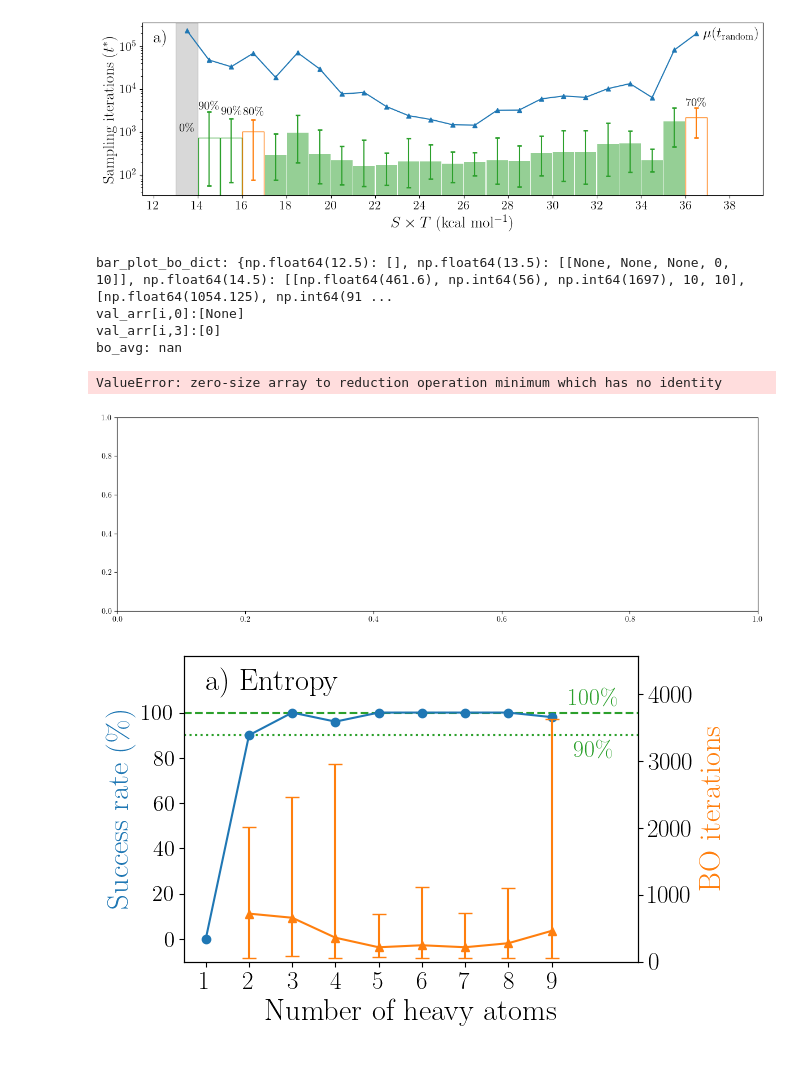
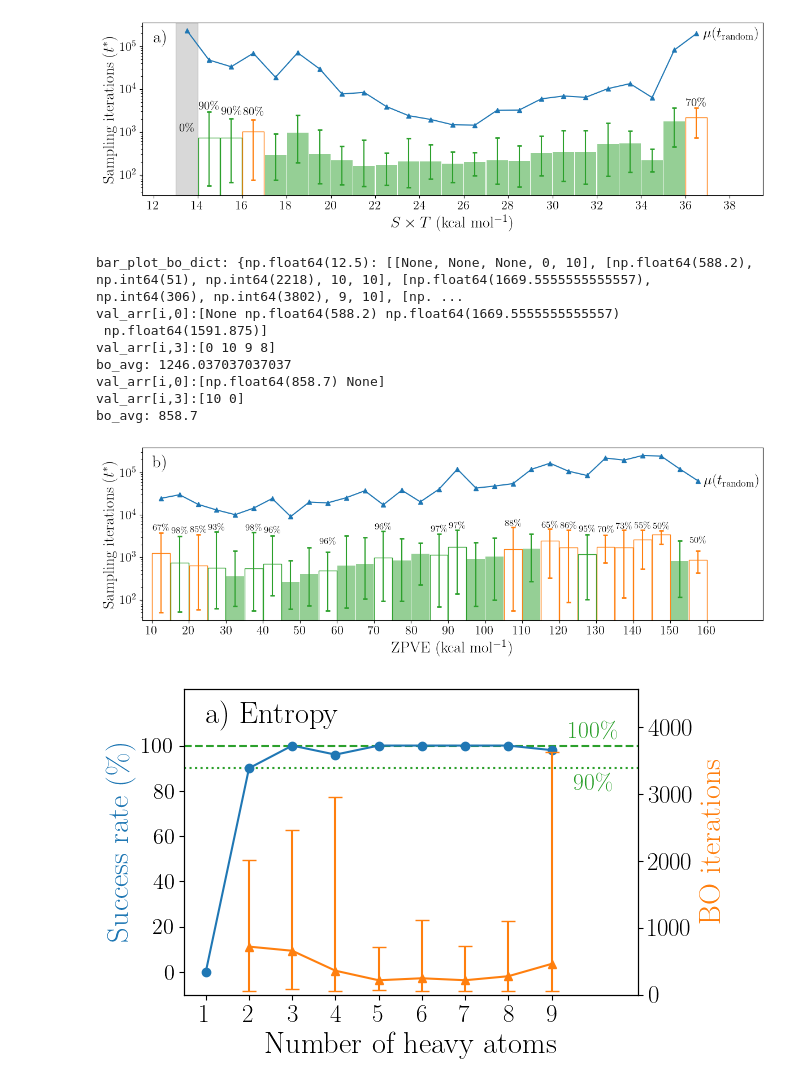
Before and after one commit to dmao1020/MolMap, a Jupyter notebook: MolMap/figures/figures.ipynb, the cells around one changed output. Drawn from its saved outputs; the diff is of its cells as text; code cells hidden in the pictures.

```diff
--- a/MolMap/figures/figures.ipynb
+++ b/MolMap/figures/figures.ipynb
@@ -350,13 +350,17 @@ bo_avg: 2149.4285714285716
 0.7
 [figure]
 # %%
-if prop_n == "zpve":
-    fs = 20
-    ticks_fs = 16
-elif prop_n == "s":
-    fs = 20
-    ticks_fs = 16
+
 import seaborn as sns
+prop_n = "zpve"
+
+fs = 20
+ticks_fs = 16
+kcal_mol_const = 627.5094740631
+# set the epislon_max value
+bin_size = 5
+bin_edges = np.arange(10, 170, bin_size)
+max_abs_err = 150
 sns_palette = sns.color_palette()
 fig, ax = plt.subplots(1, 1,
                         figsize = (12, 4),
@@ -435,39 +439,43 @@ for keys, values in bar_plot_bo_dict.items():
                         # fmt=marker_style,
                         color =  marker_color,
                         capsize=3, capthick=2, zorder = 0)
             ax.text(keys, bo_mx+1000,
                     # r"$\frac{%d}{%d}$"%(success_num, total_tests),
                     f"{int(100*success_num/total_tests)}\%",
                     fontsize=12,
                     color = "k", ha='center', va='center')
 
 # Plot random search results
 rand_plt = np.loadtxt(f"{fig5_zpve_dir}rand_plt.txt")
 ax.plot([x[0] for x in rand_plt], [x[1] for x in rand_plt], color=sns_palette[0], marker = "^", markersize=6)
 ax.text(rand_plt[-1][0]+0.3*bin_size, rand_plt[-1][1],
         r"$\mu(t_{\rm random})$", fontsize=fs-2,
         # color=sns_palette[0],
         ha='left', va='center')
 
 
 # ax.fill_between([x[0] for x in rand_plt], [x[2] for x in rand_plt], [x[3] for x in rand_plt], color=sns_palette[0], alpha=0.3, zorder = -1)
 y_min, y_max = ax.get_ylim()
 # ax.set_ylim(0, y_max*1.2)
 ax.set_xlim(bin_edges[0]-bin_size*0.5, bin_edges[-1]+bin_size*2)
 ax.set_xlabel(r"%s (kcal mol$^{-1}$)"%(prop_label_dict[prop_n]), fontsize=fs)
 ax.set_ylabel(r'Sampling iterations ($t^{*}$)', fontsize=fs)
 ax.tick_params(axis='both', which='major', labelsize=ticks_fs)
 ax.set_yscale('log')
 ax.set_xticks(bin_edges[::2])
 ax.set_xticklabels(bin_edges[::2])
 ax.annotate("b)", xy = (10, y_max*0.5), fontsize=fs+2)
+fig.savefig(f"figure5_b.pdf", bbox_inches='tight')
 # %% [output]
-bar_plot_bo_dict: {np.float64(12.5): [], np.float64(13.5): [[None, None, None, 0, 10]], np.float64(14.5): [[np.float64(461.6), np.int64(56), np.int64(1697), 10, 10], [np.float64(1054.125), np.int64(91 ...
-val_arr[i,0]:[None]
-val_arr[i,3]:[0]
-bo_avg: nan
+bar_plot_bo_dict: {np.float64(12.5): [[None, None, None, 0, 10], [np.float64(588.2), np.int64(51), np.int64(2218), 10, 10], [np.float64(1669.5555555555557), np.int64(306), np.int64(3802), 9, 10], [np. ...
+val_arr[i,0]:[None np.float64(588.2) np.float64(1669.5555555555557)
+ np.float64(1591.875)]
+val_arr[i,3]:[0 10 9 8]
+bo_avg: 1246.037037037037
+val_arr[i,0]:[np.float64(858.7) None]
+val_arr[i,3]:[10 0]
+bo_avg: 858.7
-ValueError: zero-size array to reduction operation minimum which has no identity
-[figure, old version]
+[figure, new version]
 # %%
 prop_n = "s"
 ticks_fs = 18
```
Also changed, not shown: parts of 1 cell of this notebook, 6 other files.
